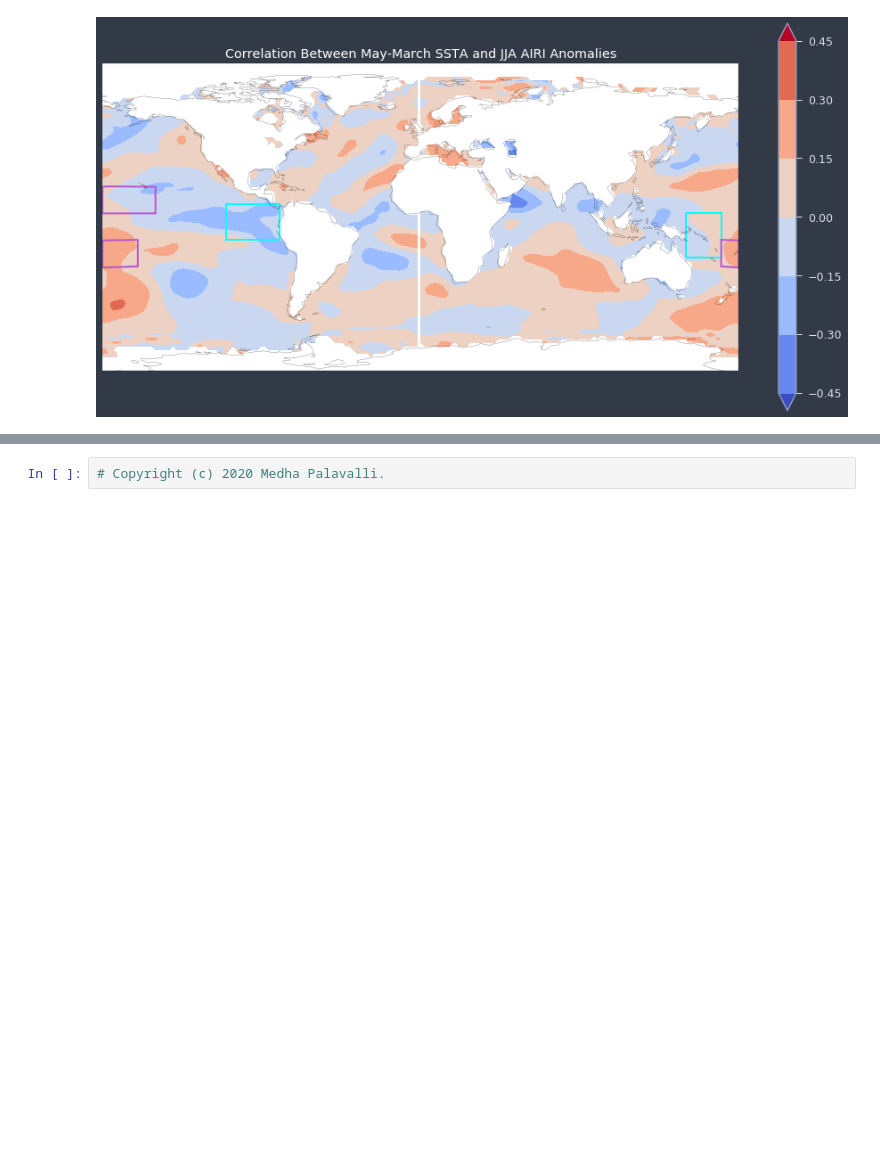
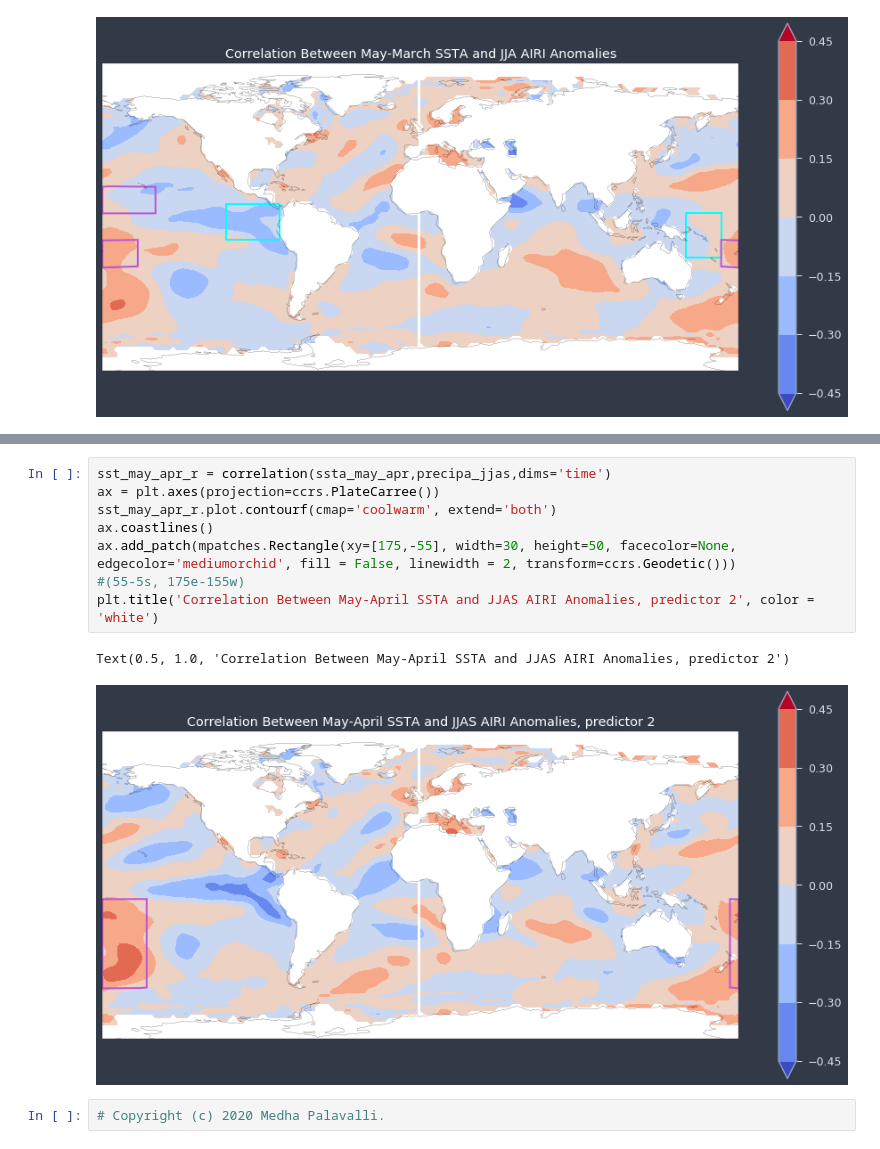
Before and after one commit to medhap02/AllIndiaRainfall, a Jupyter notebook: src/SSTcorrelationsRandom25Removed.ipynb, the cells around one changed output, grey strips where cells are left out. Cells and saved outputs as stored; diff of their text form; blank space fills up the shorter version.

```diff
--- a/src/SSTcorrelationsRandom25Removed.ipynb
+++ b/src/SSTcorrelationsRandom25Removed.ipynb
@@ -460,2 +473,13 @@ Text(0.5, 1.0, 'Correlation Between May-March SSTA and JJA AIRI Anomalies')
+# %%
+sst_may_apr_r = correlation(ssta_may_apr,precipa_jjas,dims='time')
+ax = plt.axes(projection=ccrs.PlateCarree())
+sst_may_apr_r.plot.contourf(cmap='coolwarm', extend='both')
+ax.coastlines()
+ax.add_patch(mpatches.Rectangle(xy=[175,-55], width=30, height=50, facecolor=None, edgecolor='mediumorchid', fill = False, linewidth = 2, transform=ccrs.Geodetic()))
+#(55-5s, 175e-155w)
+plt.title('Correlation Between May-April SSTA and JJAS AIRI Anomalies, predictor 2', color = 'white')
+# %% [output]
+Text(0.5, 1.0, 'Correlation Between May-April SSTA and JJAS AIRI Anomalies, predictor 2')
+[figure, added]
 # %%
 # Copyright (c) 2020 Medha Palavalli.
```
Also changed, not shown: parts of 2 cells of this notebook.
